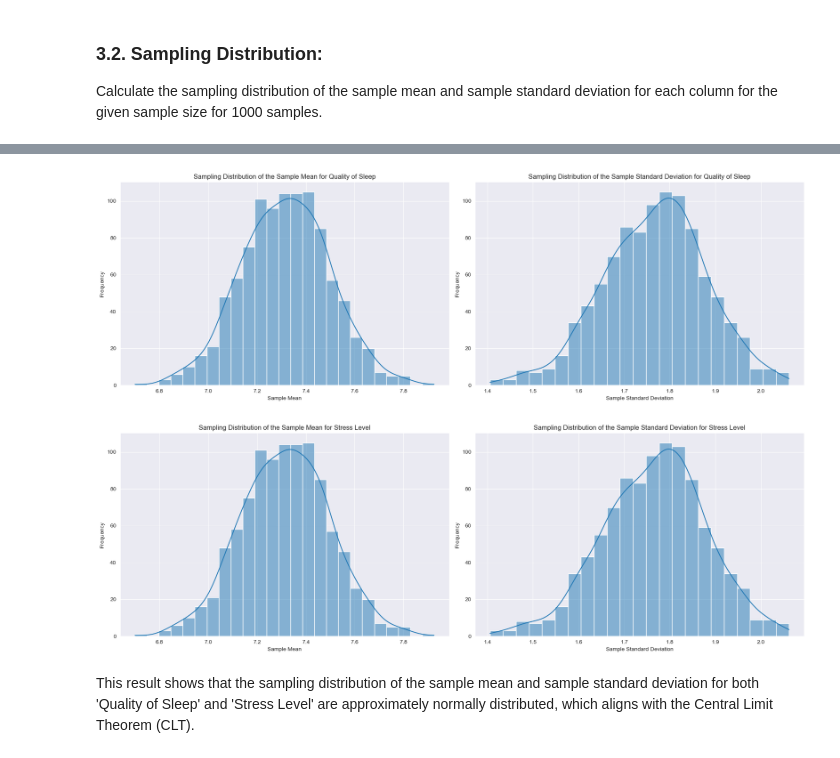
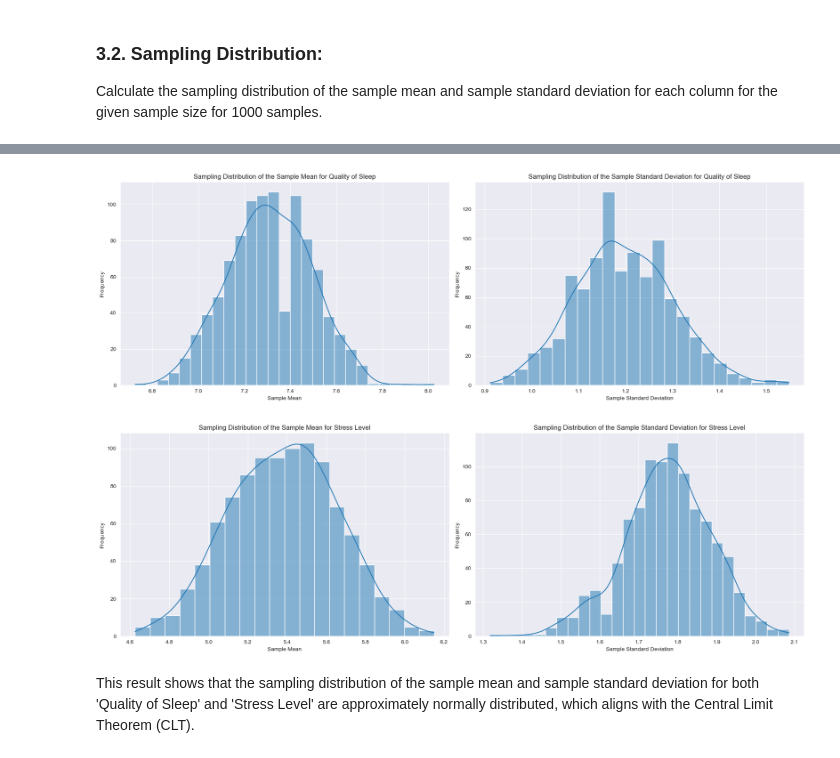
Before and after one commit to legiahanphamm/mas291, a Jupyter notebook: mas291/notebooks/main.ipynb, the cells around one changed output, grey strips where cells are left out. Saved outputs shown, nothing was run; the diff lists cells and outputs as text; code cells hidden in the pictures.

```diff
--- a/mas291/notebooks/main.ipynb
+++ b/mas291/notebooks/main.ipynb
@@ -387,39 +387,39 @@ sampling_dist_sl
 1000 rows × 2 columns
 # %%
-# Plot the sampling distributions for col1
+# Plot the sampling distributions for Quality of Sleep
 fig, axs = plt.subplots(1, 2, figsize=(18, 6))
 
 sns.histplot(sampling_dist_qos['Sample Mean'], kde=True, ax=axs[0])
 axs[0].set_title(f'Sampling Distribution of the Sample Mean for Quality of Sleep')
 axs[0].set_xlabel('Sample Mean')
 axs[0].set_ylabel('Frequency')
 
-sns.histplot(sampling_dist_sl['Sample Standard Deviation'], kde=True, ax=axs[1])
+sns.histplot(sampling_dist_qos['Sample Standard Deviation'], kde=True, ax=axs[1])
 axs[1].set_title(f'Sampling Distribution of the Sample Standard Deviation for Quality of Sleep')
 axs[1].set_xlabel('Sample Standard Deviation')
 axs[1].set_ylabel('Frequency')
 
 plt.tight_layout()
 plt.show()
 
-# Plot the sampling distributions for col2
+# Plot the sampling distributions for Stress Level
 fig, axs = plt.subplots(1, 2, figsize=(18, 6))
 
-sns.histplot(sampling_dist_qos['Sample Mean'], kde=True, ax=axs[0])
+sns.histplot(sampling_dist_sl['Sample Mean'], kde=True, ax=axs[0])
 axs[0].set_title(f'Sampling Distribution of the Sample Mean for Stress Level')
 axs[0].set_xlabel('Sample Mean')
 axs[0].set_ylabel('Frequency')
 
 sns.histplot(sampling_dist_sl['Sample Standard Deviation'], kde=True, ax=axs[1])
 axs[1].set_title(f'Sampling Distribution of the Sample Standard Deviation for Stress Level')
 axs[1].set_xlabel('Sample Standard Deviation')
 axs[1].set_ylabel('Frequency')
 
 plt.tight_layout()
 plt.show()
 # %% [output]
-[figure, old version]
+[figure, new version]
-[figure, old version]
+[figure, new version]
 # %% [markdown]
 This result shows that the sampling distribution of the sample mean and sample standard deviation for both 'Quality of Sleep' and 'Stress Level' are approximately normally distributed, which aligns with the Central Limit Theorem (CLT).
 # %% [markdown]
```
Also changed, not shown: parts of 9 cells of this notebook.
